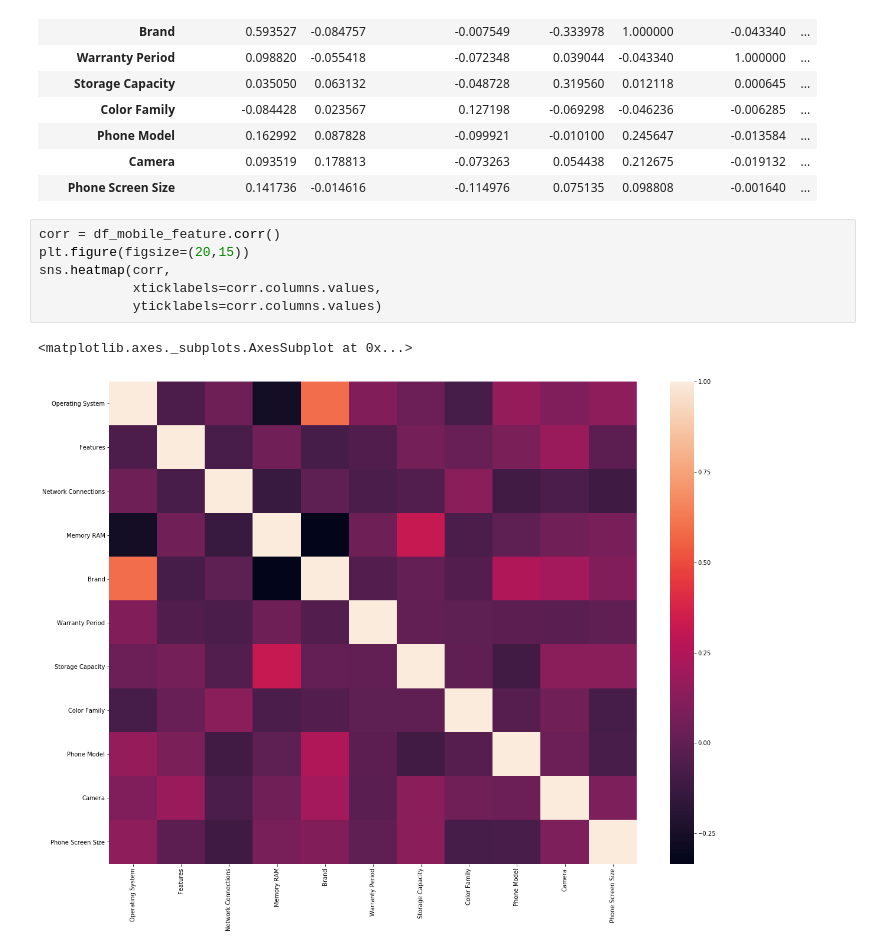
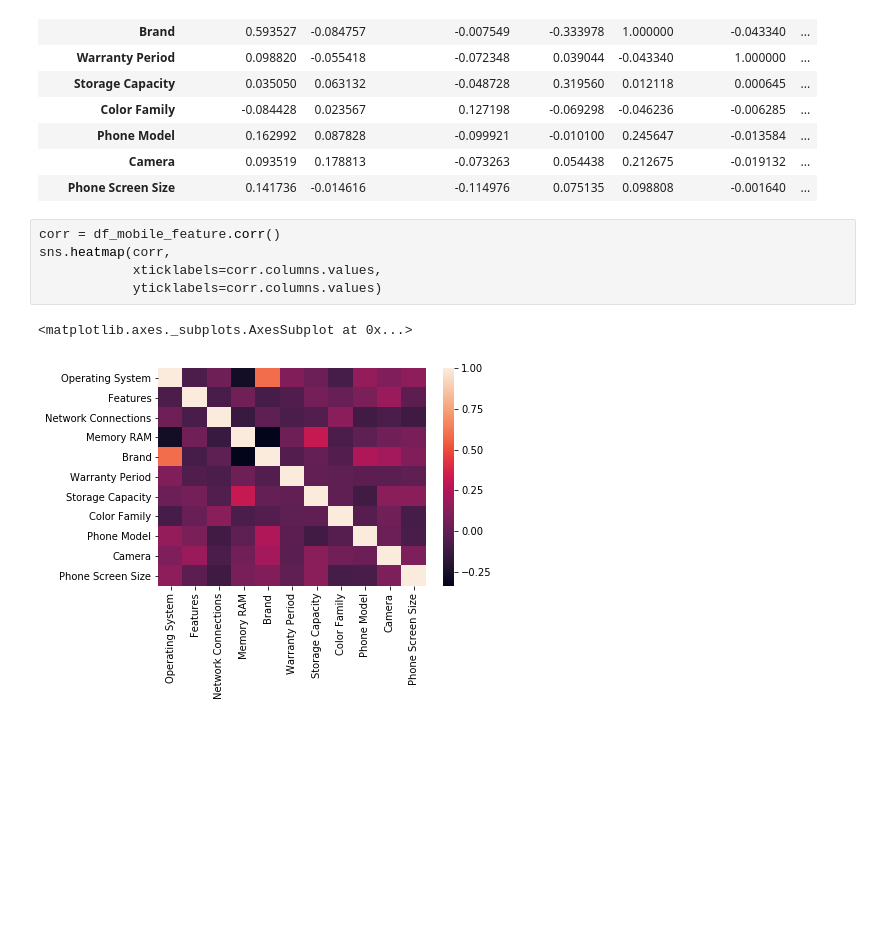
Before and after one commit to kevinling0218/ndsc2019, a Jupyter notebook: EDA.ipynb, the cells around one changed output. Drawn from its saved outputs; the diff is of its cells as text; blank space fills up the shorter version.

```diff
--- a/EDA.ipynb
+++ b/EDA.ipynb
@@ -474,10 +474,9 @@ df_mobile_feature.corr()
 | Phone Screen Size | 0.141736 | -0.014616 | -0.114976 | 0.075135 | 0.098808 | -0.001640 | ... |
 # %%
 corr = df_mobile_feature.corr()
-plt.figure(figsize=(20,15))
 sns.heatmap(corr,
             xticklabels=corr.columns.values,
             yticklabels=corr.columns.values)
 # %% [output]
 <matplotlib.axes._subplots.AxesSubplot at 0x...>
-[figure, old version]
+[figure, new version]
```
Also changed, not shown: 19 other files.
